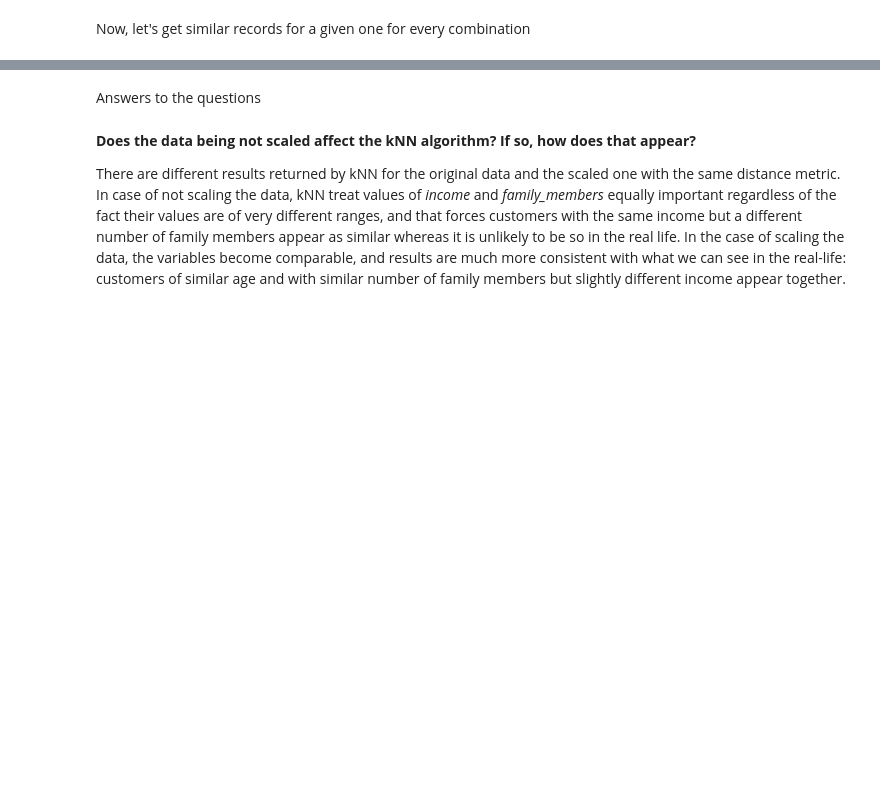
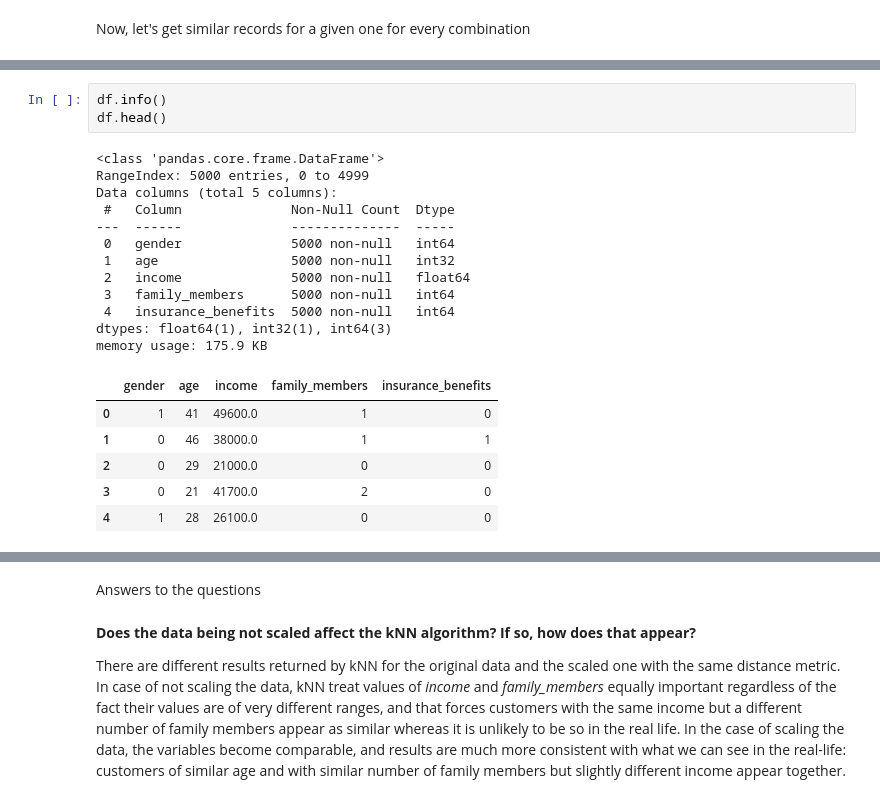
Before and after one commit to HesusG/da-ds-notebook-solutions, a Jupyter notebook: Brasil/8-17 DS/SP11 Álgebra Linear/P12.ipynb, the cells around one changed output, grey strips where cells are left out. Cells and saved outputs as stored; diff of their text form; blank space fills up the shorter version.

```diff
--- a/Brasil/8-17 DS/SP11 Álgebra Linear/P12.ipynb
+++ b/Brasil/8-17 DS/SP11 Álgebra Linear/P12.ipynb
@@ -208,2 +234,24 @@ df_scaled.head()
+# %%
+df.info()
+df.head()
+# %% [output]
+<class 'pandas.core.frame.DataFrame'>
+RangeIndex: 5000 entries, 0 to 4999
+Data columns (total 5 columns):
+ #   Column              Non-Null Count  Dtype
+---  ------              --------------  -----
+ 0   gender              5000 non-null   int64
+ 1   age                 5000 non-null   int32
+ 2   income              5000 non-null   float64
+ 3   family_members      5000 non-null   int64
+ 4   insurance_benefits  5000 non-null   int64
+dtypes: float64(1), int32(1), int64(3)
+memory usage: 175.9 KB
+|  | gender | age | income | family_members | insurance_benefits |
+| 0 | 1 | 41 | 49600.0 | 1 | 0 |
+| 1 | 0 | 46 | 38000.0 | 1 | 1 |
+| 2 | 0 | 29 | 21000.0 | 0 | 0 |
+| 3 | 0 | 21 | 41700.0 | 2 | 0 |
+| 4 | 1 | 28 | 26100.0 | 0 | 0 |
 # %%
 import warnings
```
Also changed, not shown: parts of 8 cells of this notebook.
